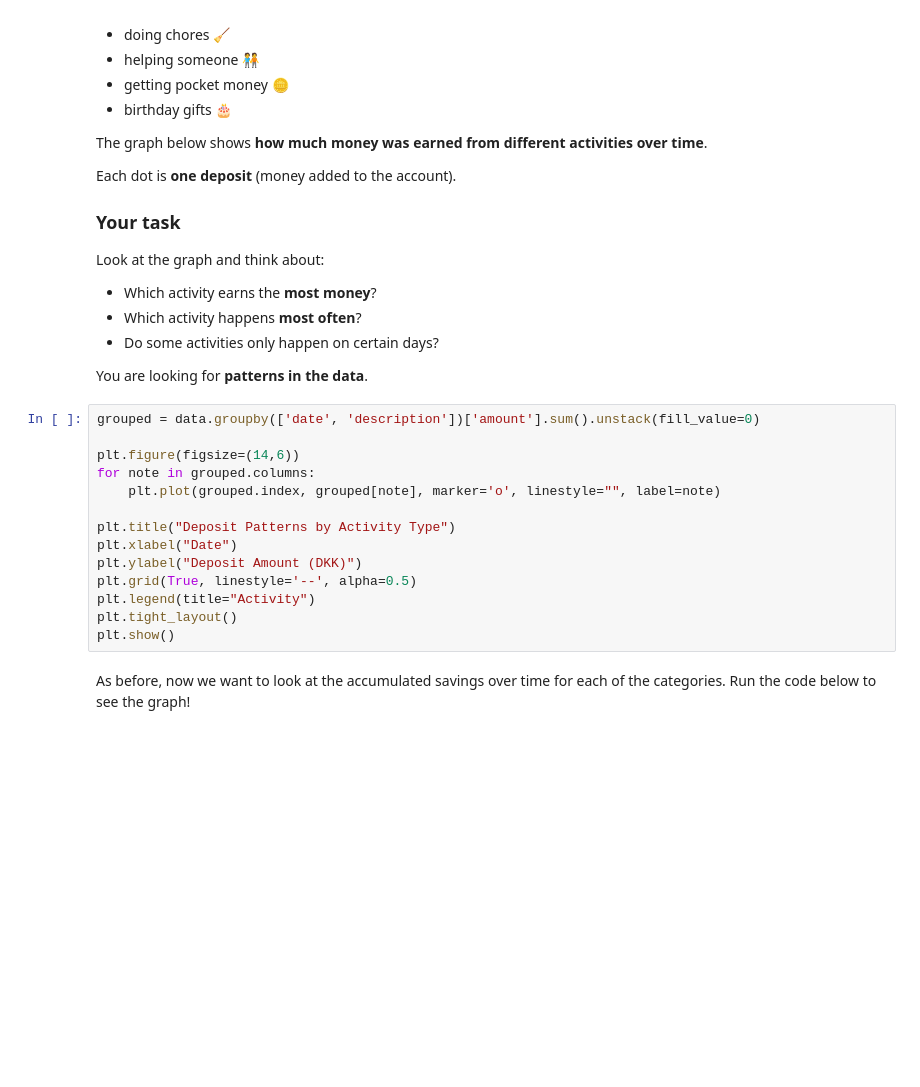
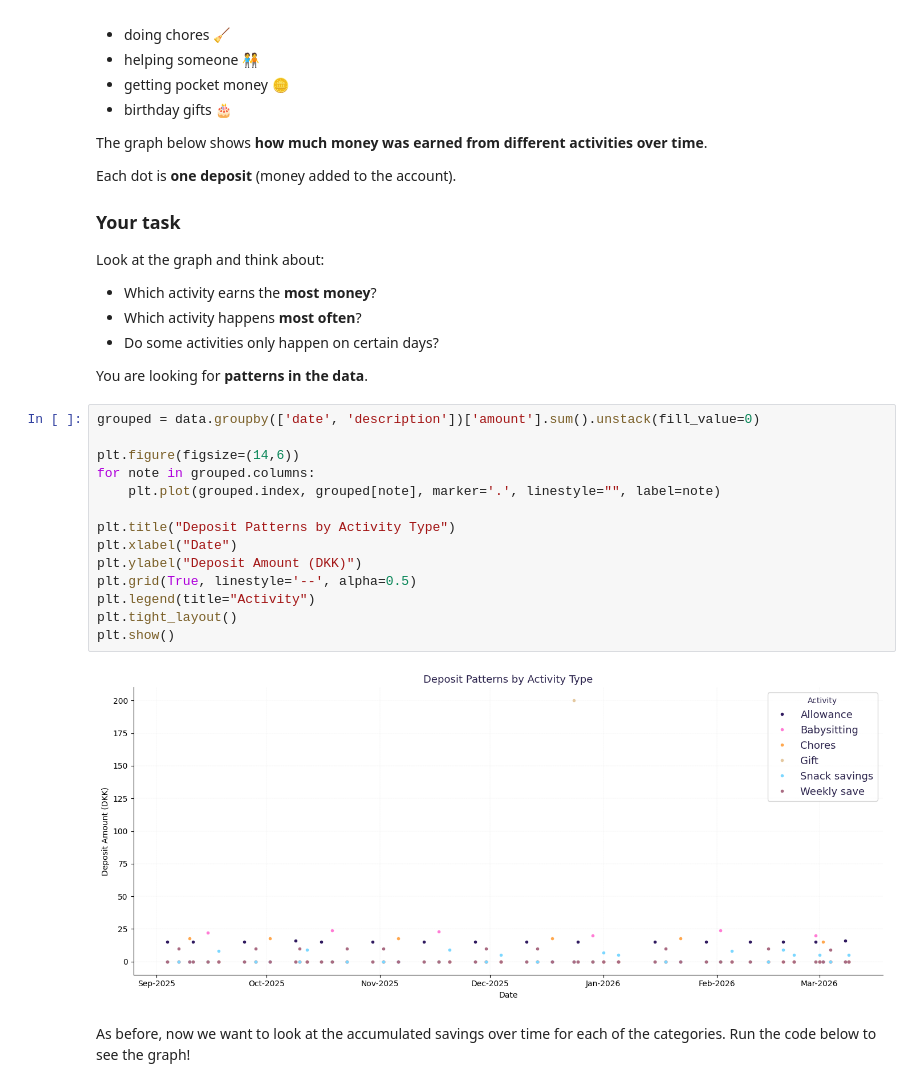
Before and after one commit to H5G-Programming/h5g-2026-girls-just-wanna-have-funds, a Jupyter notebook: 3_forecasting/lesson3_forecasting.ipynb, the cells around one changed output. Cells and saved outputs as stored; diff of their text form; blank space fills up the shorter version.

```diff
--- a/3_forecasting/lesson3_forecasting.ipynb
+++ b/3_forecasting/lesson3_forecasting.ipynb
@@ -91,17 +126,19 @@ You are looking for **patterns in the data**.
 # %%
 grouped = data.groupby(['date', 'description'])['amount'].sum().unstack(fill_value=0)
 
 plt.figure(figsize=(14,6))
 for note in grouped.columns:
-    plt.plot(grouped.index, grouped[note], marker='o', linestyle="", label=note)
+    plt.plot(grouped.index, grouped[note], marker='.', linestyle="", label=note)
 
 plt.title("Deposit Patterns by Activity Type")
 plt.xlabel("Date")
 plt.ylabel("Deposit Amount (DKK)")
 plt.grid(True, linestyle='--', alpha=0.5)
 plt.legend(title="Activity")
 plt.tight_layout()
 plt.show()
+# %% [output]
+[figure, added]
 # %% [markdown]
 As before, now we want to look at the accumulated savings over time for each of the categories. Run the code below to see the graph!
 # %%
```
Also changed, not shown: parts of 18 cells of this notebook, 4 other files.
